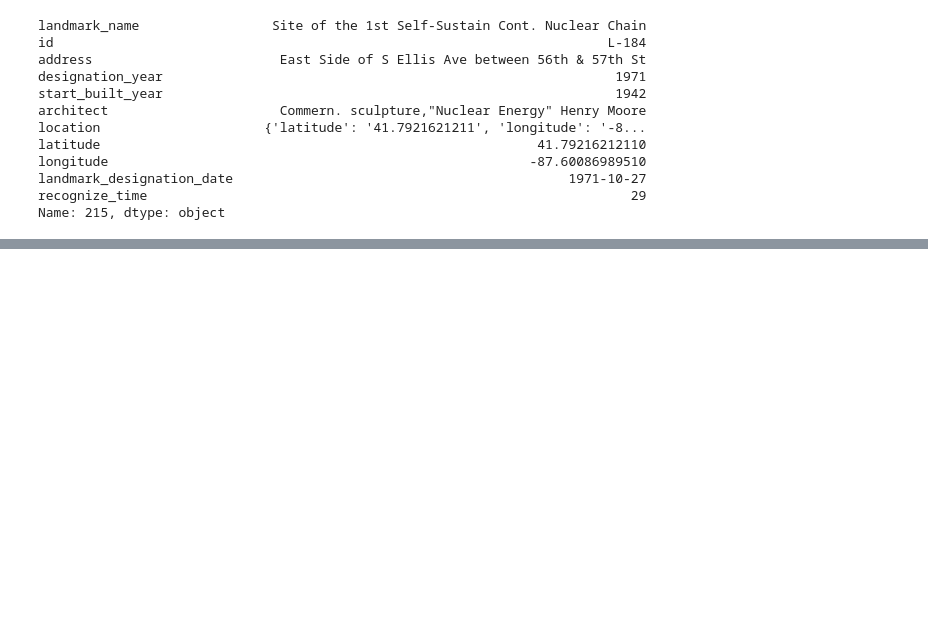
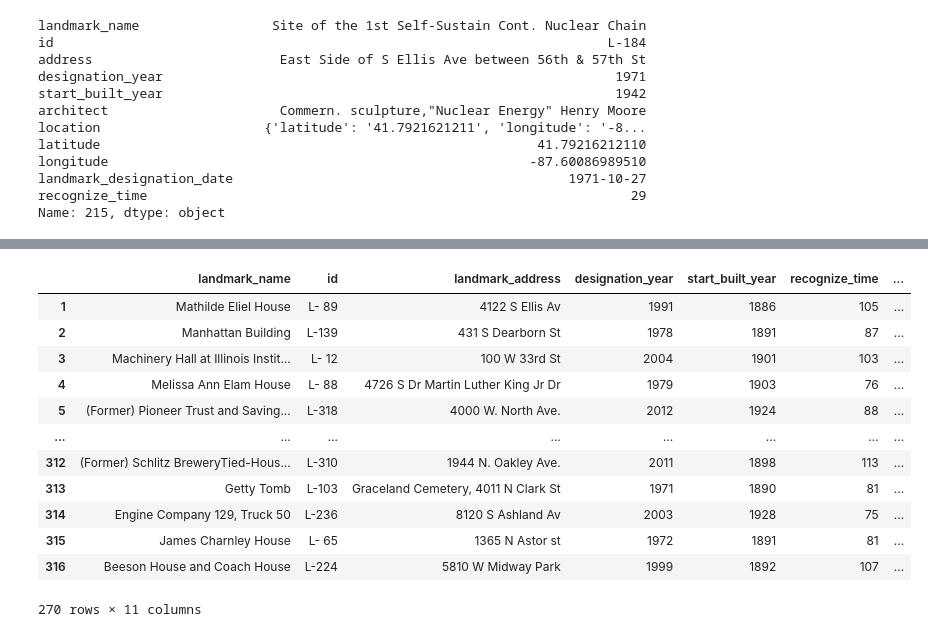
Before and after one commit to liliana-ilut/chicago-landmarks, a Jupyter notebook: data.ipynb, the cells around one changed output, grey strips where cells are left out. Saved outputs shown, nothing was run; the diff lists cells and outputs as text; code cells hidden in the pictures; blank space fills up the shorter version.

```diff
--- a/data.ipynb
+++ b/data.ipynb
@@ -257,4 +257,21 @@ final_df.head(4)
 | 2 | Manhattan Building | L-139 | 431 S Dearborn St | 1978 | 1891 | 87 | William LeBaron Jenney | ... |
 | 3 | Machinery Hall at Illinois Instit... | L- 12 | 100 W 33rd St | 2004 | 1901 | 103 | Patton, Fisher & Miller | ... |
 | 4 | Melissa Ann Elam House | L- 88 | 4726 S Dr Martin Luther King Jr Dr | 1979 | 1903 | 76 | Henry L. Newhouse | ... |
+# %%
+final_df.rename(columns= {"address": "landmark_address"}, inplace= True)
+final_df
+# %% [output]
+|  | landmark_name | id | landmark_address | designation_year | start_built_year | recognize_time | ... |
+| 1 | Mathilde Eliel House | L- 89 | 4122 S Ellis Av | 1991 | 1886 | 105 | ... |
+| 2 | Manhattan Building | L-139 | 431 S Dearborn St | 1978 | 1891 | 87 | ... |
+| 3 | Machinery Hall at Illinois Instit... | L- 12 | 100 W 33rd St | 2004 | 1901 | 103 | ... |
+| 4 | Melissa Ann Elam House | L- 88 | 4726 S Dr Martin Luther King Jr Dr | 1979 | 1903 | 76 | ... |
+| 5 | (Former) Pioneer Trust and Saving... | L-318 | 4000 W. North Ave. | 2012 | 1924 | 88 | ... |
+| ... | ... | ... | ... | ... | ... | ... | ... |
+| 312 | (Former) Schlitz BreweryTied-Hous... | L-310 | 1944 N. Oakley Ave. | 2011 | 1898 | 113 | ... |
+| 313 | Getty Tomb | L-103 | Graceland Cemetery, 4011 N Clark St | 1971 | 1890 | 81 | ... |
+| 314 | Engine Company 129, Truck 50 | L-236 | 8120 S Ashland Av | 2003 | 1928 | 75 | ... |
+| 315 | James Charnley House | L- 65 | 1365 N Astor st | 1972 | 1891 | 81 | ... |
+| 316 | Beeson House and Coach House | L-224 | 5810 W Midway Park | 1999 | 1892 | 107 | ... |
+270 rows × 11 columns
 # %%
```
Also changed, not shown: parts of 1 cell of this notebook, 13 other files.
